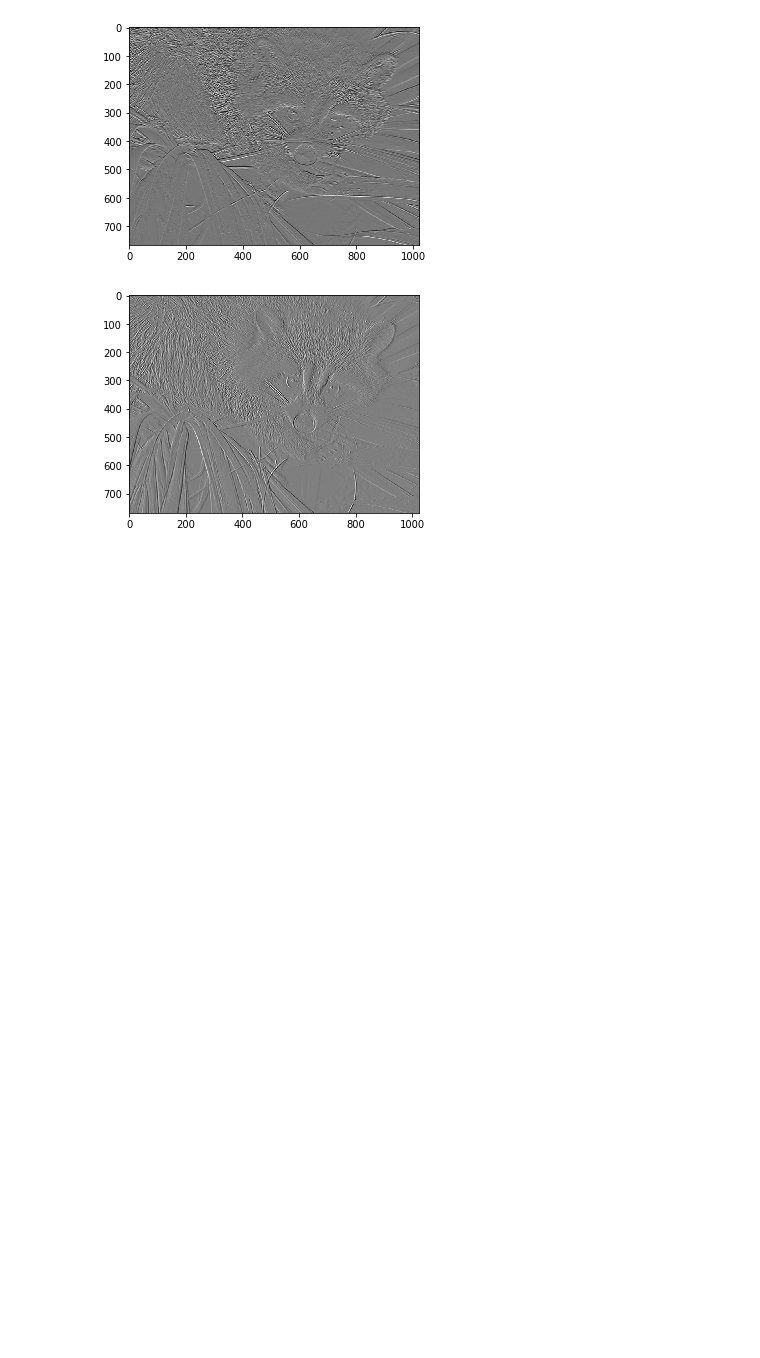
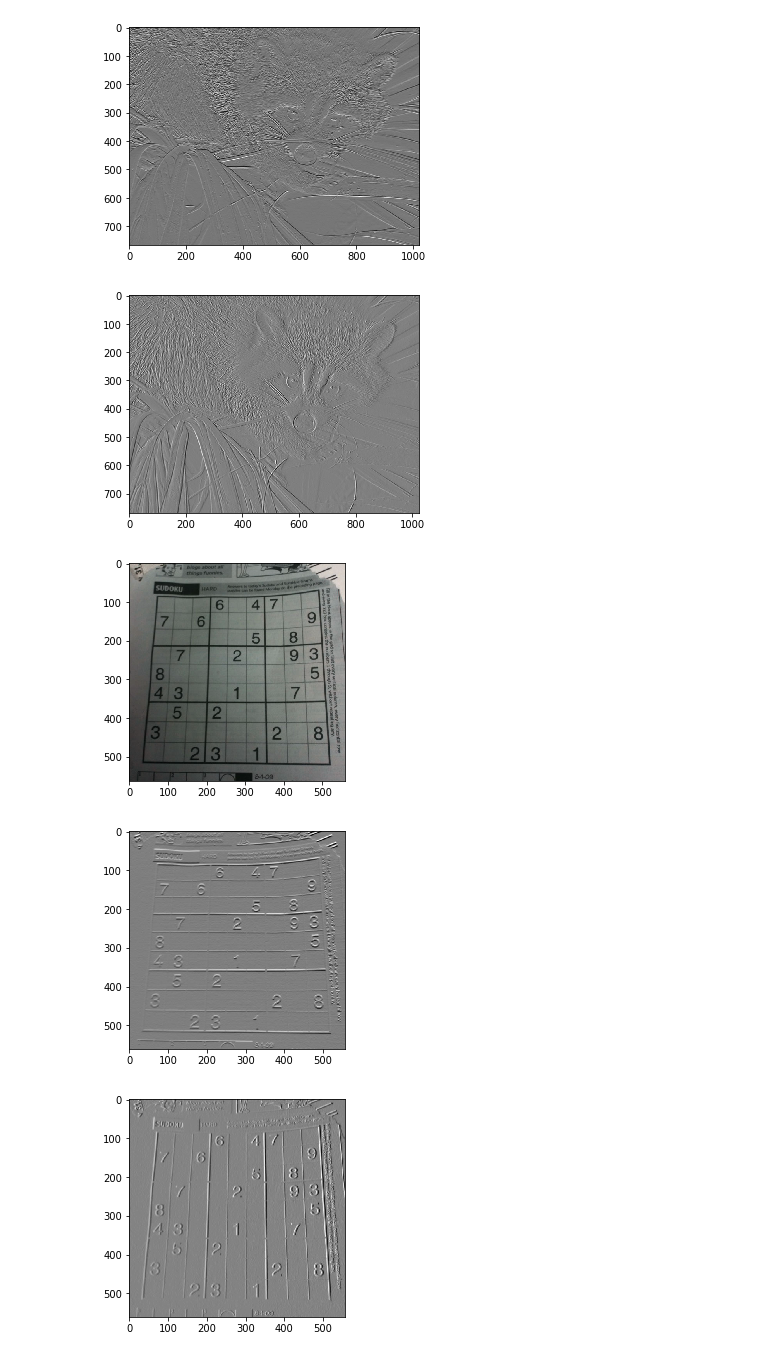
Before and after one commit to shanxS/lm, a Jupyter notebook: Sobel_filter.ipynb, the cells around one changed output. Saved outputs shown, nothing was run; the diff lists cells and outputs as text; code cells hidden in the pictures; blank space fills up the shorter version.

```diff
--- a/Sobel_filter.ipynb
+++ b/Sobel_filter.ipynb
@@ -76,3 +77,20 @@ ndSobel = ndimage.sobel(grayImg, axis=1)
 showGrayImage(ndSobel)
 # %% [output]
 [figure]
+# %%
+# more images
+SUDOKU_URL = "https://raw.githubusercontent.com/opencv/opencv/master/samples/data/sudoku.png"
+
+sudoku = cv2.imread(tf.keras.utils.get_file(SUDOKU_URL.split('/')[-1], SUDOKU_URL))
+showImage(sudoku)
+sudokuGray = rgb2gray(sudoku)
+
+res = conv(sudokuGray, filter)
+showGrayImage(res)
+
+res = conv(sudokuGray, filter.T)
+showGrayImage(res)
+# %% [output]
+[figure, added]
+[figure, added]
+[figure, added]
```
Also changed, not shown: parts of 1 cell of this notebook.
